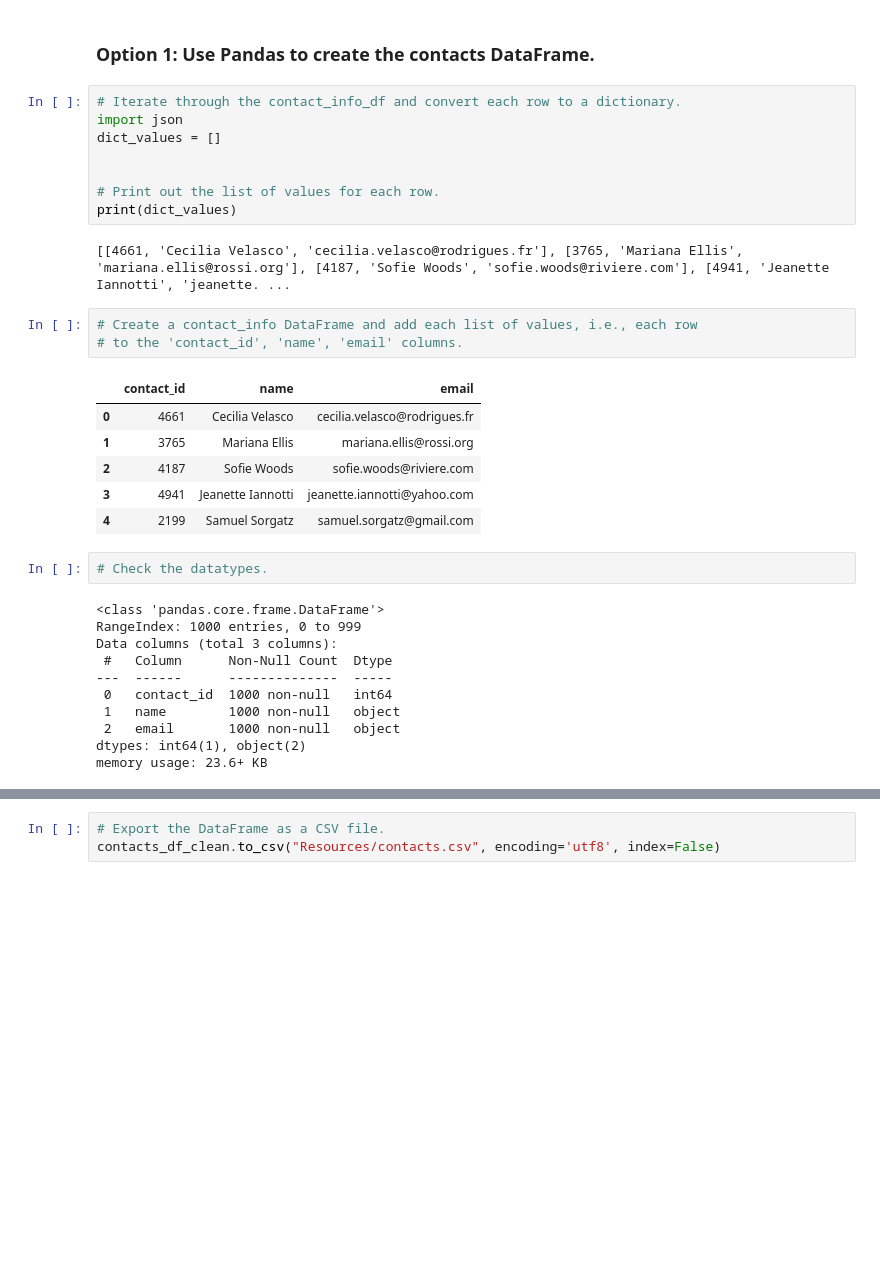
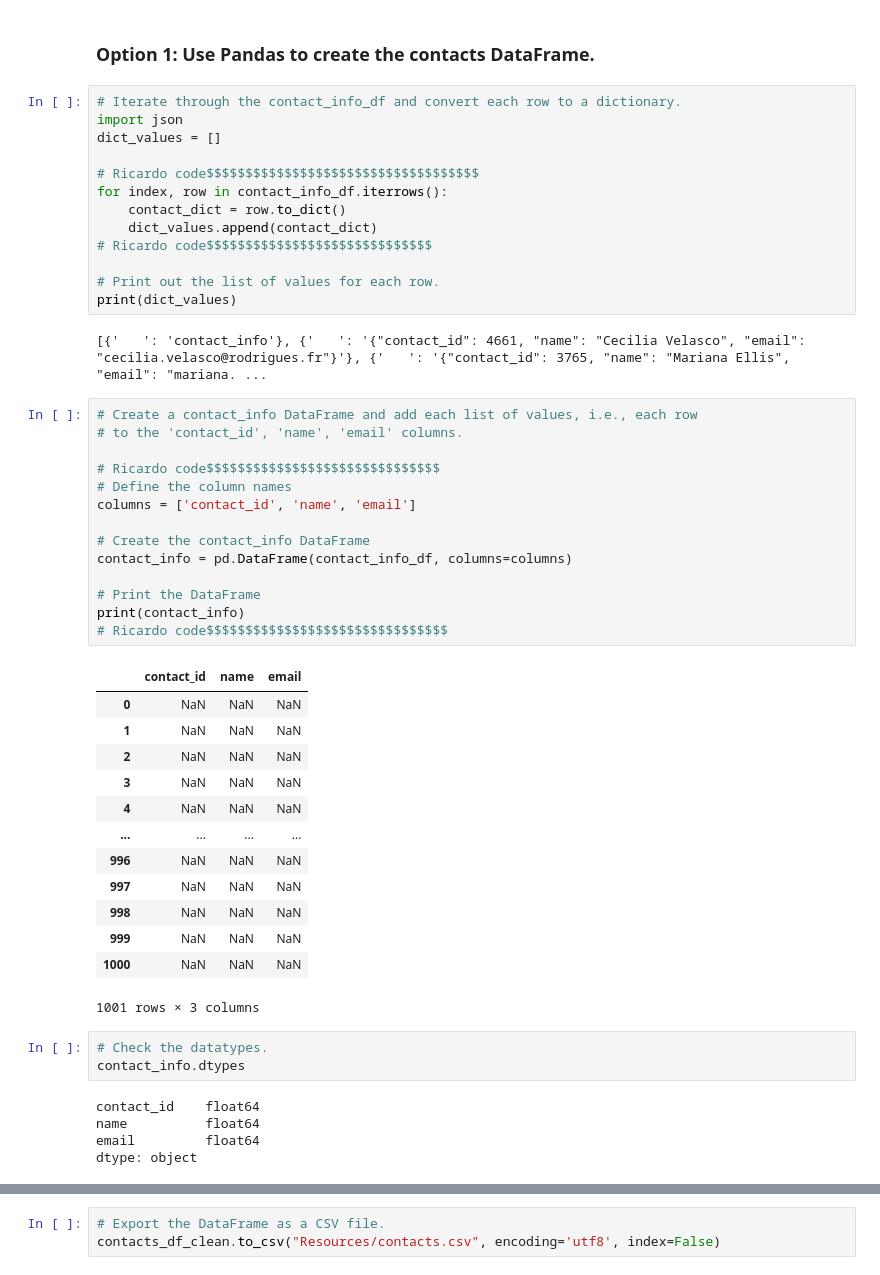
Before and after one commit to prez212/Project2_crowdfunding_ETL, a Jupyter notebook: ETL_Mini_Project_Starter_Code_LPerez_OUsman_RVarela.ipynb, the cells around one changed output, grey strips where cells are left out. Cells and saved outputs as stored; diff of their text form; blank space fills up the shorter version.

```diff
--- a/ETL_Mini_Project_Starter_Code_LPerez_OUsman_RVarela.ipynb
+++ b/ETL_Mini_Project_Starter_Code_LPerez_OUsman_RVarela.ipynb
@@ -311,34 +311,52 @@ Then export the DataFrame as a `contacts.csv` CSV file.
 import json
 dict_values = []
 
+# Ricardo code$$$$$$$$$$$$$$$$$$$$$$$$$$$$$$$$$$$
+for index, row in contact_info_df.iterrows():
+    contact_dict = row.to_dict()
+    dict_values.append(contact_dict)
+# Ricardo code$$$$$$$$$$$$$$$$$$$$$$$$$$$$$
 
 # Print out the list of values for each row.
 print(dict_values)
 # %% [output]
-[[4661, 'Cecilia Velasco', 'cecilia.velasco@rodrigues.fr'], [3765, 'Mariana Ellis', 'mariana.ellis@rossi.org'], [4187, 'Sofie Woods', 'sofie.woods@riviere.com'], [4941, 'Jeanette Iannotti', 'jeanette. ...
+[{'   ': 'contact_info'}, {'   ': '{"contact_id": 4661, "name": "Cecilia Velasco", "email": "cecilia.velasco@rodrigues.fr"}'}, {'   ': '{"contact_id": 3765, "name": "Mariana Ellis", "email": "mariana. ...
 # %%
 # Create a contact_info DataFrame and add each list of values, i.e., each row
 # to the 'contact_id', 'name', 'email' columns.
+
+# Ricardo code$$$$$$$$$$$$$$$$$$$$$$$$$$$$$$
+# Define the column names
+columns = ['contact_id', 'name', 'email']
+
+# Create the contact_info DataFrame
+contact_info = pd.DataFrame(contact_info_df, columns=columns)
+
+# Print the DataFrame
+print(contact_info)
+# Ricardo code$$$$$$$$$$$$$$$$$$$$$$$$$$$$$$$
 # %% [output]
 |  | contact_id | name | email |
-| 0 | 4661 | Cecilia Velasco | cecilia.velasco@rodrigues.fr |
-| 1 | 3765 | Mariana Ellis | mariana.ellis@rossi.org |
-| 2 | 4187 | Sofie Woods | sofie.woods@riviere.com |
-| 3 | 4941 | Jeanette Iannotti | jeanette.iannotti@yahoo.com |
-| 4 | 2199 | Samuel Sorgatz | samuel.sorgatz@gmail.com |
+| 0 | NaN | NaN | NaN |
+| 1 | NaN | NaN | NaN |
+| 2 | NaN | NaN | NaN |
+| 3 | NaN | NaN | NaN |
+| 4 | NaN | NaN | NaN |
+| ... | ... | ... | ... |
+| 996 | NaN | NaN | NaN |
+| 997 | NaN | NaN | NaN |
+| 998 | NaN | NaN | NaN |
+| 999 | NaN | NaN | NaN |
+| 1000 | NaN | NaN | NaN |
+1001 rows × 3 columns
 # %%
 # Check the datatypes.
+contact_info.dtypes
 # %% [output]
-<class 'pandas.core.frame.DataFrame'>
-RangeIndex: 1000 entries, 0 to 999
-Data columns (total 3 columns):
- #   Column      Non-Null Count  Dtype
----  ------      --------------  -----
- 0   contact_id  1000 non-null   int64
- 1   name        1000 non-null   object
- 2   email       1000 non-null   object
-dtypes: int64(1), object(2)
-memory usage: 23.6+ KB
+contact_id    float64
+name          float64
+email         float64
+dtype: object
 # %%
 # Create a "first"name" and "last_name" column with the first and last names from the "name" column.
 
```
Also changed, not shown: parts of 5 cells of this notebook.
